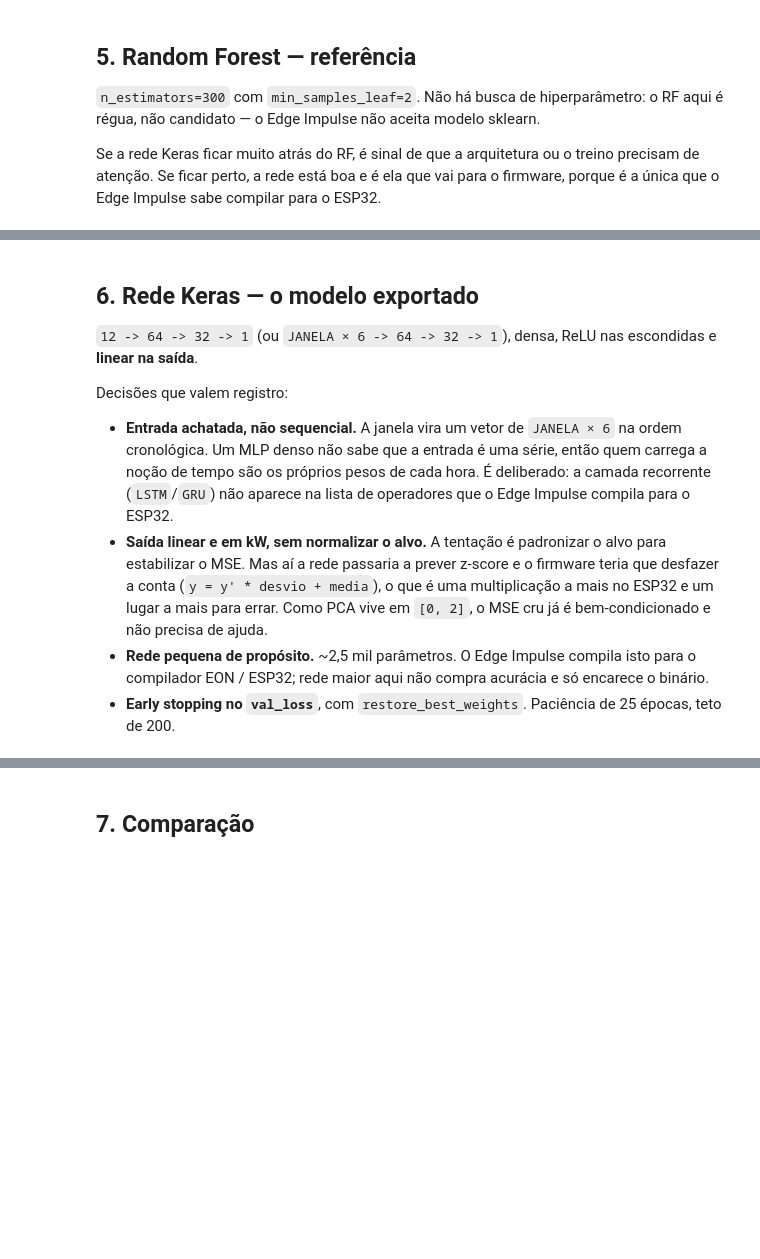
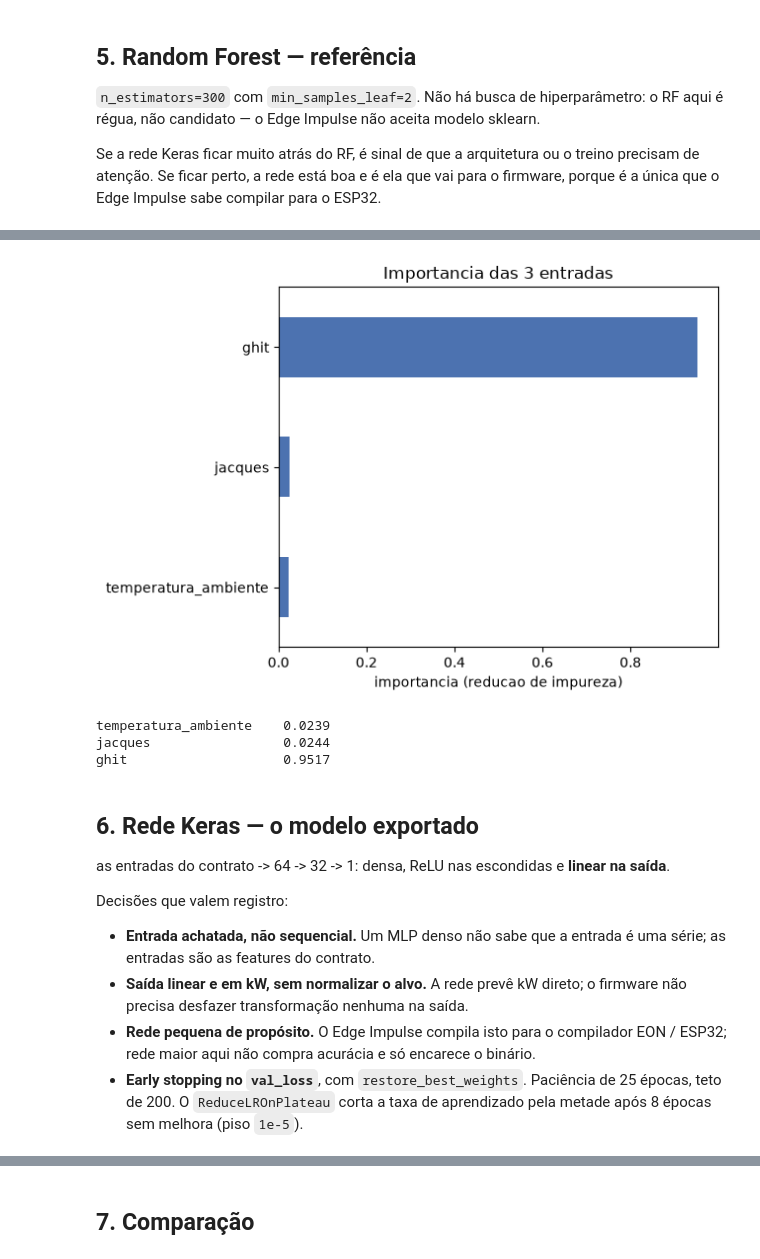
Before and after one commit to commonProgrammerr/knob-senses, a Jupyter notebook: utils/treino_regressao.ipynb, the cells around one changed output, grey strips where cells are left out. Saved outputs shown, nothing was run; the diff lists cells and outputs as text; code cells hidden in the pictures; blank space fills up the shorter version.

```diff
--- a/utils/treino_regressao.ipynb
+++ b/utils/treino_regressao.ipynb
@@ -284,35 +134,29 @@ resultados.append(avalia("random forest", y_tes, pred_rf))
 # %%
-importancia = pd.Series(rf.feature_importances_, index=NOMES).sort_values()
+importancia = pd.Series(rf.feature_importances_, index=FEATURES).sort_values()
 
-ax = importancia.plot.barh(figsize=(6.5, 4.6), color="#4c72b0")
-ax.set_xlabel("importancia (reducao de impureza)")
-ax.set_title(f"Random Forest - importancia das {len(NOMES)} entradas")
-plt.tight_layout()
-plt.show()
+plots.plot_importancia(importancia,
+                       titulo=f"Importancia das {len(FEATURES)} entradas")
 
-# Se _t1 (a hora anterior) nao aparecer entre as primeiras, a janela nao esta
-# ajudando e JANELA=1 seria suficiente.
 print(importancia.round(4).to_string())
+# %% [output]
+[figure, added]
+temperatura_ambiente    0.0239
+jacques                 0.0244
+ghit                    0.9517
 # %% [markdown]
 ## 6. Rede Keras — o modelo exportado
 
-`12 -> 64 -> 32 -> 1` (ou `JANELA × 6 -> 64 -> 32 -> 1`), densa, ReLU nas escondidas e
-**linear na saída**.
+as entradas do contrato -> 64 -> 32 -> 1: densa, ReLU nas escondidas e **linear na saída**.
 
 Decisões que valem registro:
 
-- **Entrada achatada, não sequencial.** A janela vira um vetor de `JANELA × 6` na
-  ordem cronológica. Um MLP denso não sabe que a entrada é uma série, então quem
-  carrega a noção de tempo são os próprios pesos de cada hora. É deliberado: a camada
-  recorrente (`LSTM`/`GRU`) não aparece na lista de operadores que o Edge Impulse
-  compila para o ESP32.
-- **Saída linear e em kW, sem normalizar o alvo.** A tentação é padronizar o alvo para
-  estabilizar o MSE. Mas aí a rede passaria a prever z-score e o firmware teria que
-  desfazer a conta (`y = y' * desvio + media`), o que é uma multiplicação a mais no
-  ESP32 e um lugar a mais para errar. Como PCA vive em `[0, 2]`, o MSE cru já é
-  bem-condicionado e não precisa de ajuda.
-- **Rede pequena de propósito.** ~2,5 mil parâmetros. O Edge Impulse compila isto para
-  o compilador EON / ESP32; rede maior aqui não compra acurácia e só encarece o binário.
+- **Entrada achatada, não sequencial.** Um MLP denso não sabe que a entrada é uma série;
+  as entradas são as features do contrato.
+- **Saída linear e em kW, sem normalizar o alvo.** A rede prevê kW direto; o firmware
+  não precisa desfazer transformação nenhuma na saída.
+- **Rede pequena de propósito.** O Edge Impulse compila isto para o compilador EON /
+  ESP32; rede maior aqui não compra acurácia e só encarece o binário.
 - **Early stopping no `val_loss`**, com `restore_best_weights`. Paciência de 25 épocas,
-  teto de 200.
+  teto de 200. O `ReduceLROnPlateau` corta a taxa de aprendizado pela metade após 8
+  épocas sem melhora (piso `1e-5`).
 # %%
```
Also changed, not shown: parts of 25 cells of this notebook, 2 other files.
